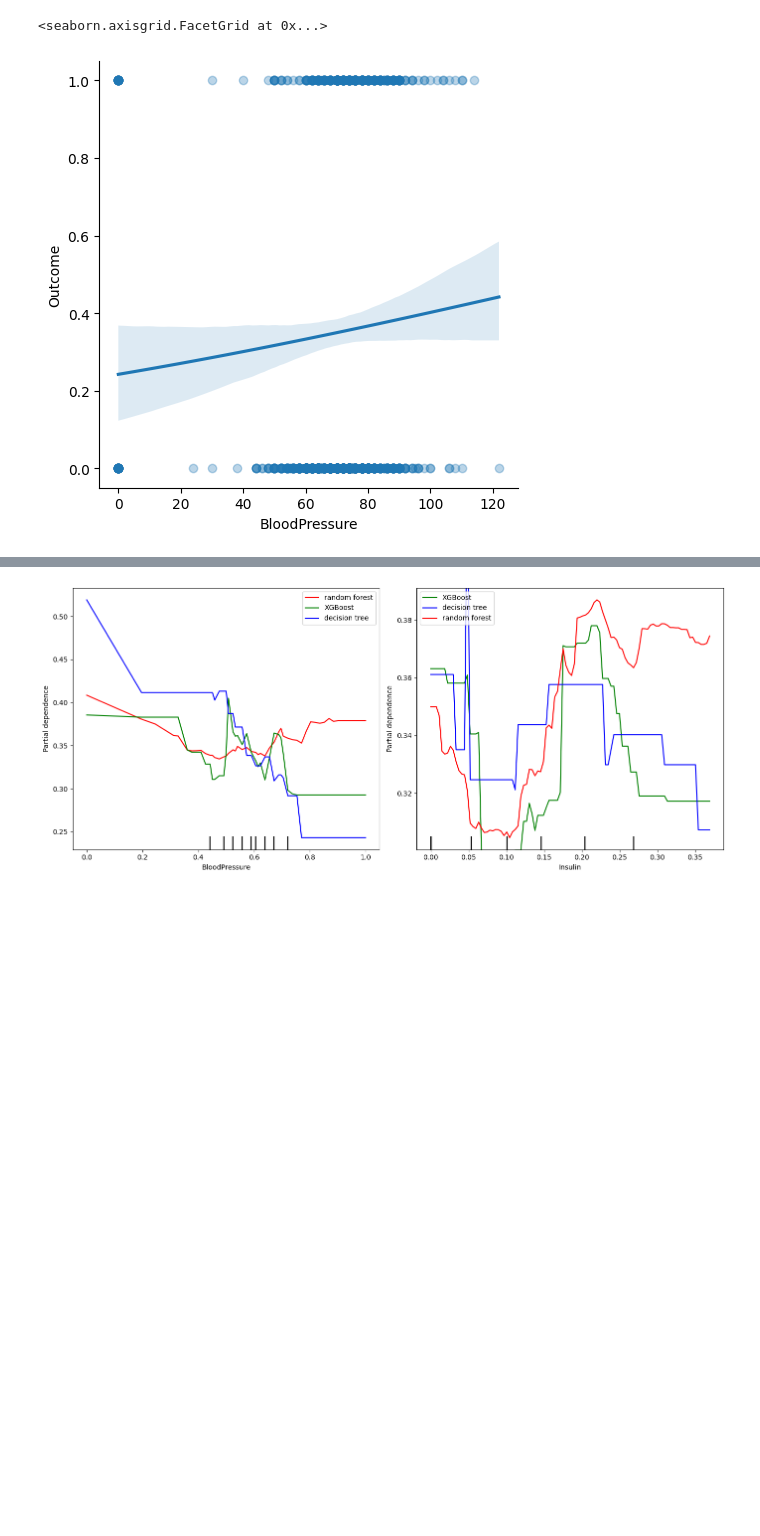
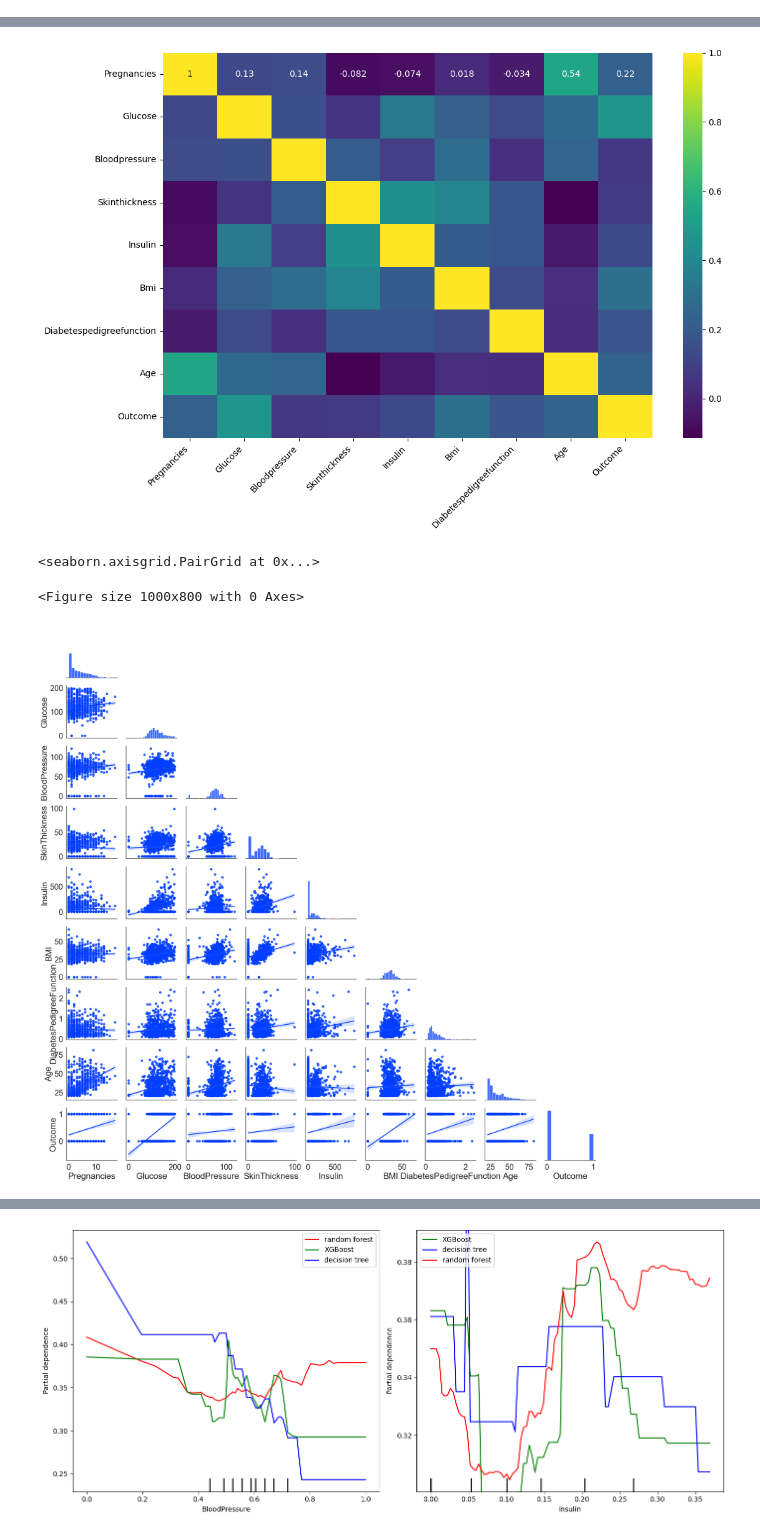
Before and after one commit to Versus-91/blackboxofmachinelearning, a Jupyter notebook: diabetes.ipynb, the cells around one changed output, grey strips where cells are left out. Cells and saved outputs as stored; diff of their text form; code cells hidden in the pictures; blank space fills up the shorter version.

```diff
--- a/diabetes.ipynb
+++ b/diabetes.ipynb
@@ -168,7 +184,31 @@ The test accuracy score of SVM is  0.75 0.7116756350894757
-# %%
-import seaborn as sns
-# Assuming 'data' contains your dataset
-sns.lmplot(x='BloodPressure', y='Outcome', data=df, logistic=True, scatter_kws={'alpha':0.3})
-# %% [output]
-<seaborn.axisgrid.FacetGrid at 0x...>
-[figure, removed]
+# %%
+import matplotlib.pyplot as plt
+import seaborn as sns
+display(df.corr())
+# Your code to generate column labels
+h_labels = [x.replace('_', ' ').title() for x in list(df.select_dtypes(include=['number', 'bool']).columns.values)]
+
+# Increase figsize
+plt.figure(figsize=(12, 8))
+
+# Create the heatmap
+heatmap = sns.heatmap(df.corr(), annot=True, xticklabels=h_labels, yticklabels=h_labels, cmap='viridis')
+
+# Rotate x-axis labels for better readability
+plt.xticks(rotation=45, ha='right')  # Rotate x-axis labels for better readability
+plt.yticks(rotation=0)   # Keep y-axis labels horizontal
+
+# Rotate and align the x-axis tick labels
+for item in heatmap.get_xticklabels():
+    item.set_rotation(45)
+    item.set_ha('right')
+
+# Display the plot
+plt.tight_layout()  # Adjust layout to prevent labels from being cut off
+plt.show()
+sns.set(font_scale=2)
+plt.figure(figsize=(10, 8))
+sns.set_style("white")
+sns.set_palette("bright")
+sns.pairplot(df,kind = 'reg',corner = True,palette ='YlGnBu' )
+# %% [output]
@@ -175,3 +225,7 @@ sns.lmplot(x='BloodPressure', y='Outcome', data=df, logistic=True, scatter_kws={
+[figure, added]
+<seaborn.axisgrid.PairGrid at 0x...>
+<Figure size 1000x800 with 0 Axes>
+[figure, added]
 # %%
 
 
```
Also changed, not shown: parts of 6 cells of this notebook, 15 other files.
